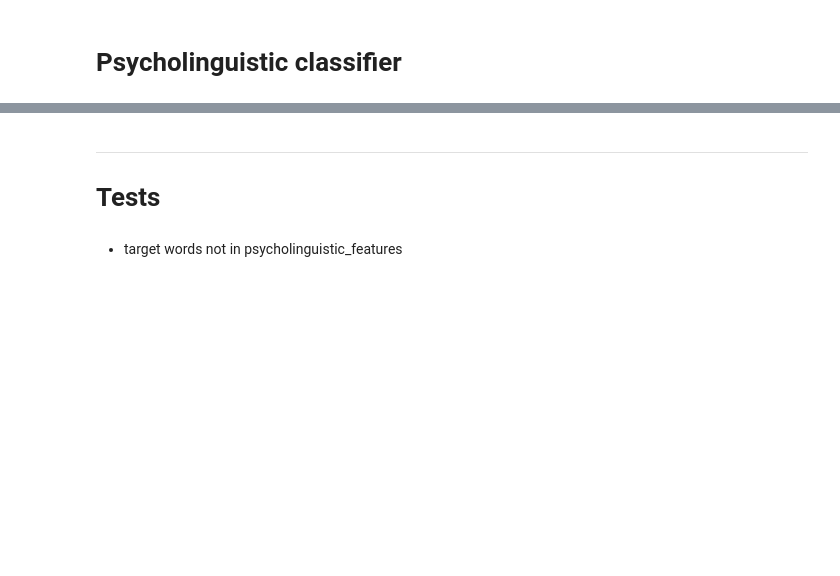
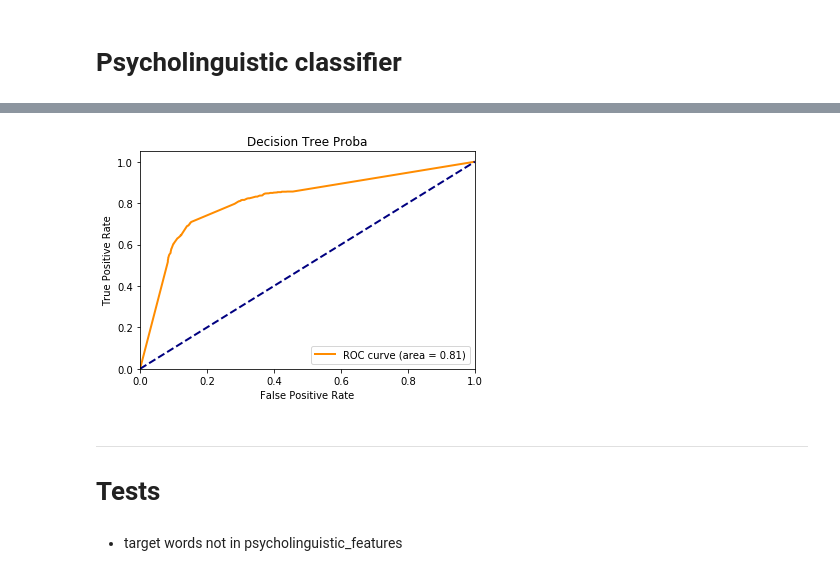
Before and after one commit to nathanshartmann/NILC-at-CWI-2018, a Jupyter notebook: Psycholinguistic.ipynb, the cells around one changed output, grey strips where cells are left out. Saved outputs shown, nothing was run; the diff lists cells and outputs as text; code cells hidden in the pictures; blank space fills up the shorter version.

```diff
--- a/Psycholinguistic.ipynb
+++ b/Psycholinguistic.ipynb
@@ -43,3 +109,15 @@ dtype: float64
+# %%
+tree = DecisionTreeClassifier()
+tree.fit(x_train, y_train)
+pred = tree.predict(x_dev)
+print_roc(pred, y_dev, 'Decision Tree')
+# %%
+tree = DecisionTreeClassifier()
+tree.fit(x_train, y_train)
+pred = tree.predict_proba(x_dev)[:, 1:]
+print_roc(pred, y_dev, 'Decision Tree Proba')
+# %% [output]
+[figure, added]
 # %% [markdown]
 -----
 # Tests
```
Also changed, not shown: parts of 12 cells of this notebook.
